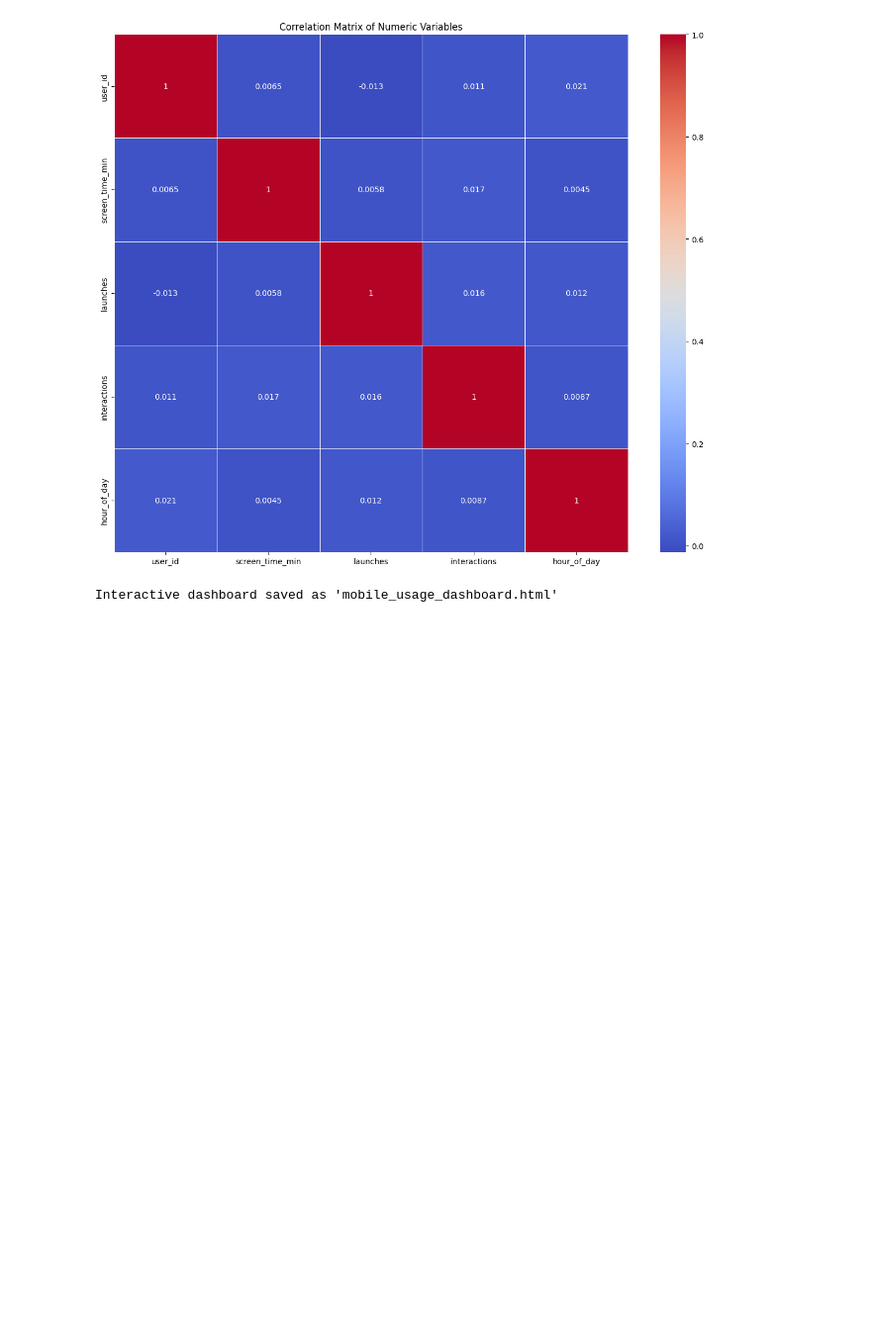
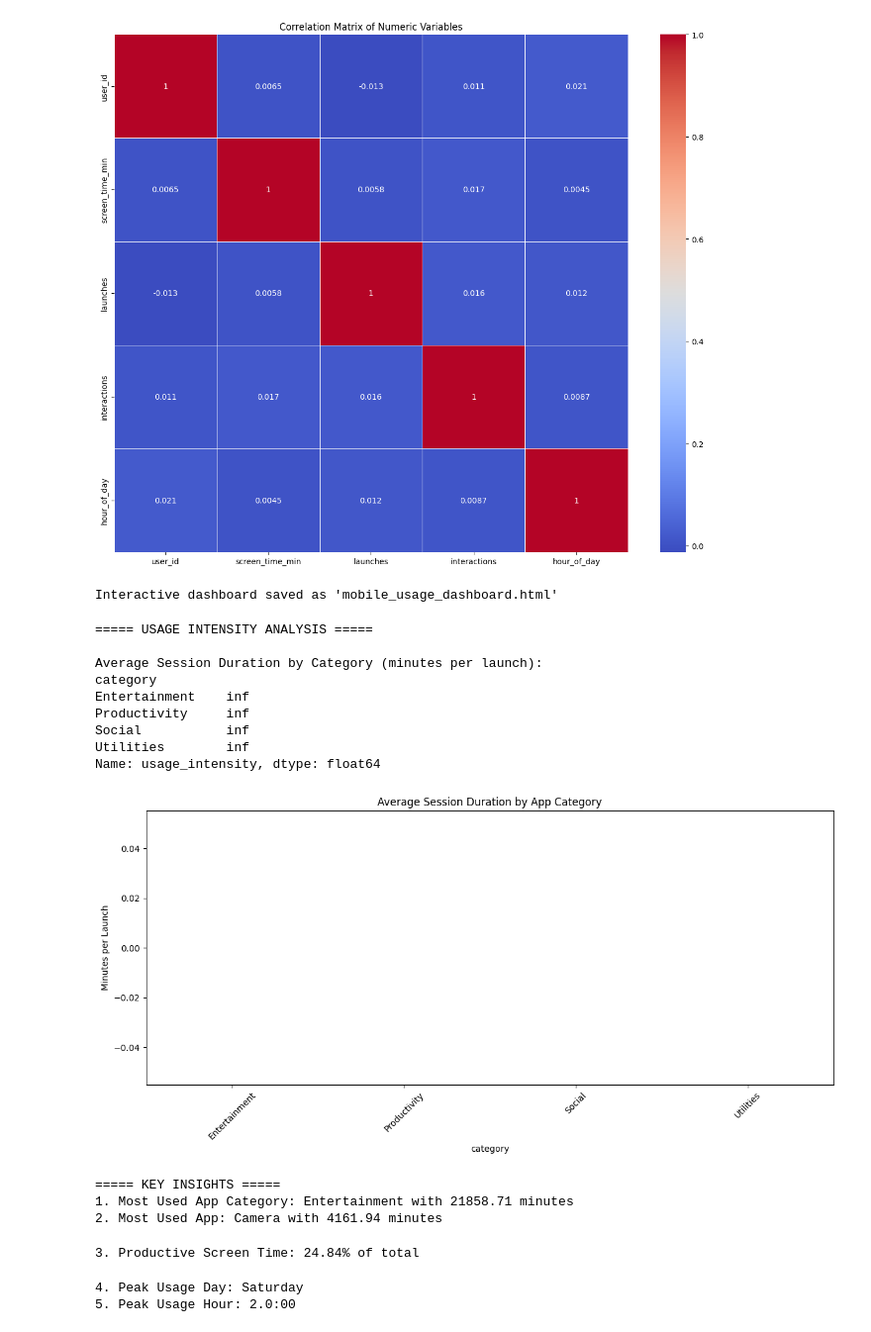
Before and after one commit to Jiyanson/mobile-screen-time, a Jupyter notebook: Screen Time .ipynb, the cells around one changed output. Shown at 99% size. Drawn from its saved outputs; the diff is of its cells as text; code cells hidden in the pictures; blank space fills up the shorter version.

Commit message:
Add initial analysis notebook for screen time dataset

```diff
--- a/Screen Time .ipynb
+++ b/Screen Time .ipynb
@@ -391,3 +391,52 @@ fig.write_html("mobile_usage_dashboard.html")
 print("\nInteractive dashboard saved as 'mobile_usage_dashboard.html'")
 # %% [output]
 Interactive dashboard saved as 'mobile_usage_dashboard.html'
+# %%
+# 10. Usage Intensity Analysis
+print("\n===== USAGE INTENSITY ANALYSIS =====")
+df['usage_intensity'] = df['screen_time_min'] / df['launches']
+intensity_by_category = df.groupby('category')['usage_intensity'].mean().sort_values(ascending=False)
+print("\nAverage Session Duration by Category (minutes per launch):")
+print(intensity_by_category)
+
+plt.figure(figsize=(12, 6))
+sns.barplot(x=intensity_by_category.index, y=intensity_by_category.values)
+plt.title('Average Session Duration by App Category')
+plt.ylabel('Minutes per Launch')
+plt.xticks(rotation=45)
+plt.tight_layout()
+plt.savefig('session_duration_by_category.png')
+plt.show()
+# %% [output]
+===== USAGE INTENSITY ANALYSIS =====
+
+Average Session Duration by Category (minutes per launch):
+category
+Entertainment    inf
+Productivity     inf
+Social           inf
+Utilities        inf
+Name: usage_intensity, dtype: float64
+[figure, added]
+# %%
+print("\n===== KEY INSIGHTS =====")
+print(f"1. Most Used App Category: {category_usage.iloc[0]['Category']} with {category_usage.iloc[0]['Total Screen Time (min)']:.2f} minutes")
+print(f"2. Most Used App: {app_usage.iloc[0]['App']} with {app_usage.iloc[0]['Total Screen Time (min)']:.2f} minutes")
+# %% [output]
+===== KEY INSIGHTS =====
+1. Most Used App Category: Entertainment with 21858.71 minutes
+2. Most Used App: Camera with 4161.94 minutes
+# %%
+if not productive_usage.empty and len(productive_usage) > 1:
+    prod_pct = productive_usage[productive_usage['Is Productive'] == True]['Total Screen Time (min)'].values[0] / productive_usage['Total Screen Time (min)'].sum() * 100
+    print(f"3. Productive Screen Time: {prod_pct:.2f}% of total")
+# %% [output]
+3. Productive Screen Time: 24.84% of total
+# %%
+peak_day = daily_usage.idxmax()
+peak_hour = hourly_usage.sort_values('screen_time_min', ascending=False).iloc[0]['hour_of_day']
+print(f"4. Peak Usage Day: {peak_day}")
+print(f"5. Peak Usage Hour: {peak_hour}:00")
+# %% [output]
+4. Peak Usage Day: Saturday
+5. Peak Usage Hour: 2.0:00
```
Also changed, not shown: parts of 27 cells of this notebook.
